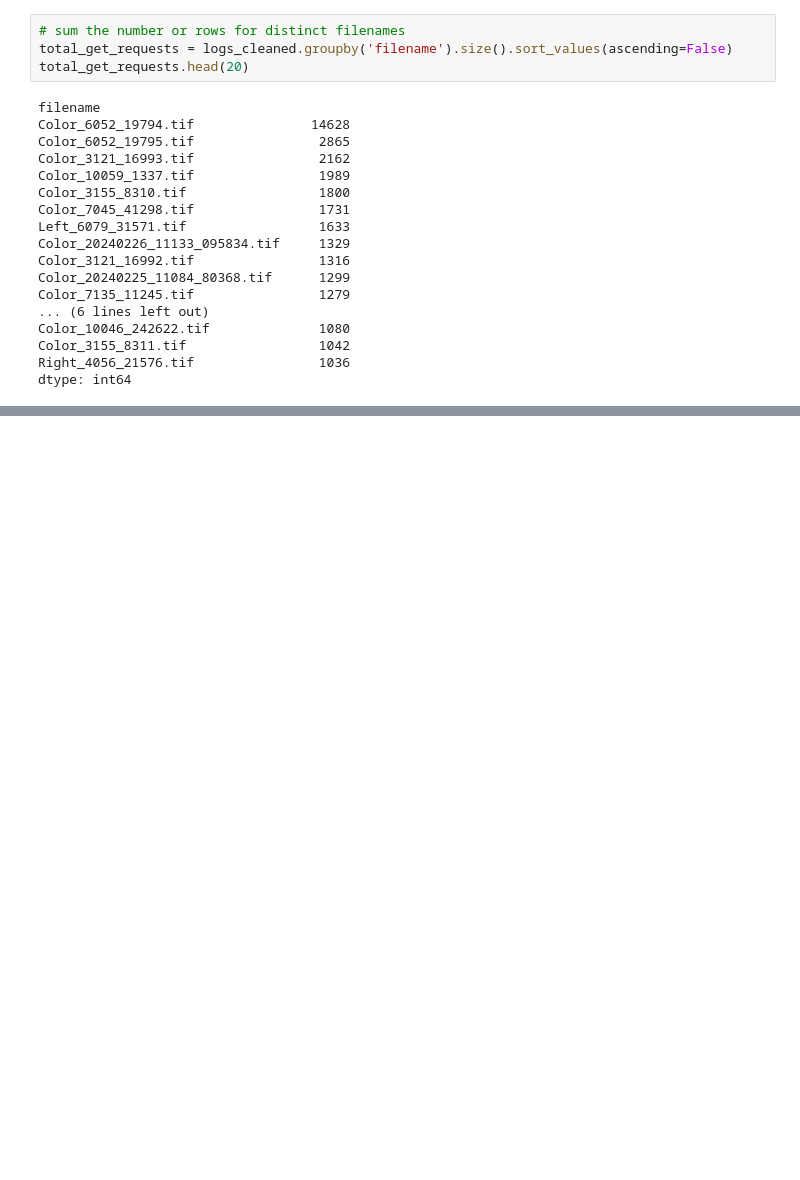
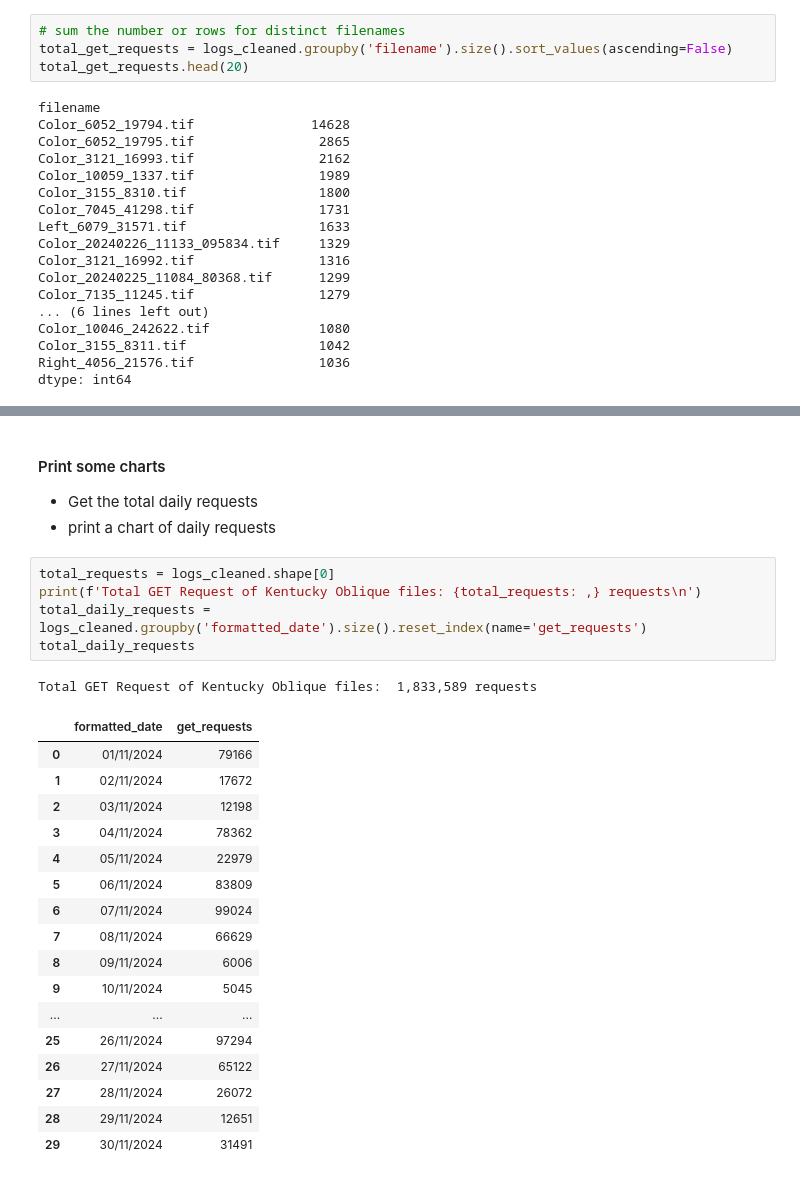
Before and after one commit to ianhorn/codeky-da-module2-project, a Jupyter notebook: data-project.ipynb, the cells around one changed output, grey strips where cells are left out. Cells and saved outputs as stored; diff of their text form; blank space fills up the shorter version.

```diff
--- a/data-project.ipynb
+++ b/data-project.ipynb
@@ -276,3 +261,32 @@ total_get_requests.head(20)
 | 18 | Color_3155_8311.tif | 1042 |
 | 19 | Right_4056_21576.tif | 1036 |
 | 20 | Color_10060_1087.tif | 1032 |
+# %% [markdown]
+#### Print some charts
+
+- Get the total daily requests
+- print a chart of daily requests
+# %%
+total_requests = logs_cleaned.shape[0]
+print(f'Total GET Request of Kentucky Oblique files: {total_requests: ,} requests\n')
+total_daily_requests = logs_cleaned.groupby('formatted_date').size().reset_index(name='get_requests')
+total_daily_requests
+# %% [output]
+Total GET Request of Kentucky Oblique files:  1,833,589 requests
+|  | formatted_date | get_requests |
+| 0 | 01/11/2024 | 79166 |
+| 1 | 02/11/2024 | 17672 |
+| 2 | 03/11/2024 | 12198 |
+| 3 | 04/11/2024 | 78362 |
+| 4 | 05/11/2024 | 22979 |
+| 5 | 06/11/2024 | 83809 |
+| 6 | 07/11/2024 | 99024 |
+| 7 | 08/11/2024 | 66629 |
+| 8 | 09/11/2024 | 6006 |
+| 9 | 10/11/2024 | 5045 |
+| ... | ... | ... |
+| 25 | 26/11/2024 | 97294 |
+| 26 | 27/11/2024 | 65122 |
+| 27 | 28/11/2024 | 26072 |
+| 28 | 29/11/2024 | 12651 |
+| 29 | 30/11/2024 | 31491 |
```
Also changed, not shown: parts of 19 cells of this notebook.
